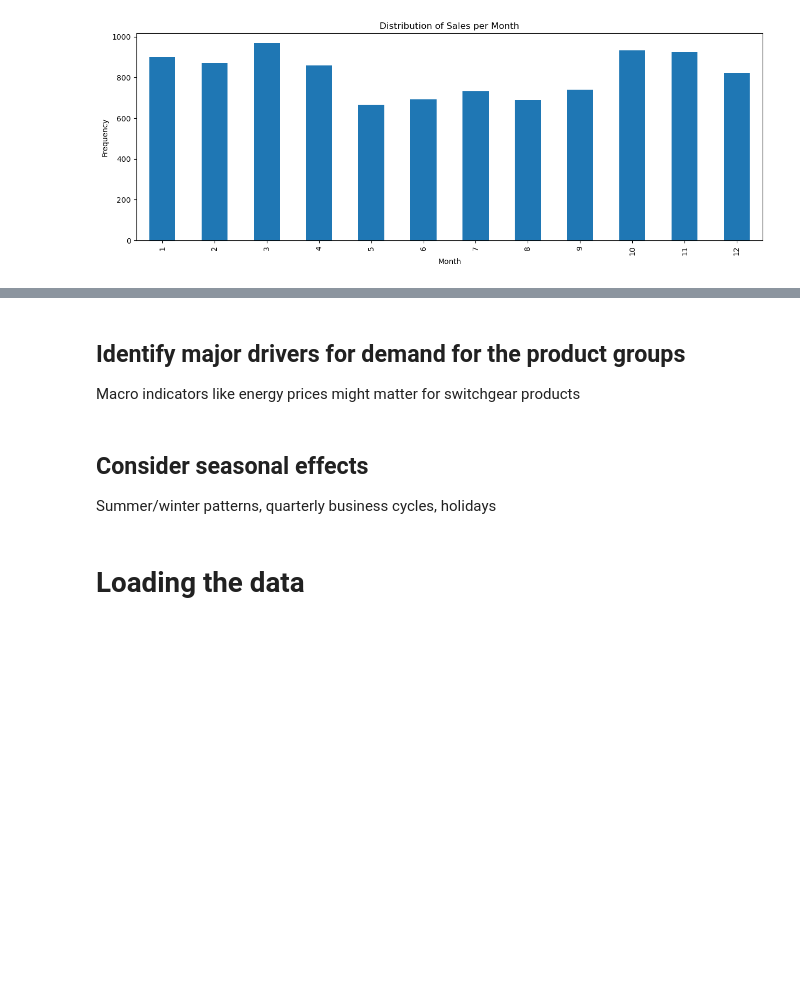
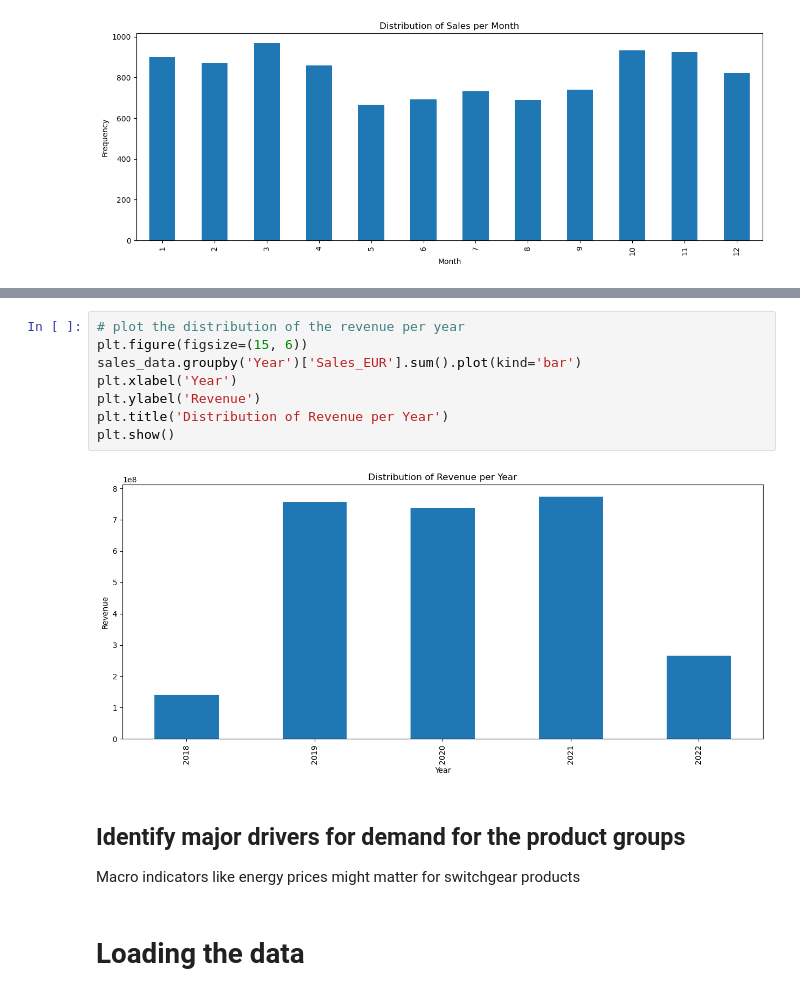
Before and after one commit to RubenCMarques/Case-2--Siemens-Sales-Forecast, a Jupyter notebook: Notebooks/Diogo_workspace.ipynb, the cells around one changed output, grey strips where cells are left out. Cells and saved outputs as stored; diff of their text form; blank space fills up the shorter version.

Commit message:
Business understanding

```diff
--- a/Notebooks/Diogo_workspace.ipynb
+++ b/Notebooks/Diogo_workspace.ipynb
@@ -247,11 +372,17 @@ plt.show()
+# %%
+# plot the distribution of the revenue per year
+plt.figure(figsize=(15, 6))
+sales_data.groupby('Year')['Sales_EUR'].sum().plot(kind='bar')
+plt.xlabel('Year')
+plt.ylabel('Revenue')
+plt.title('Distribution of Revenue per Year')
+plt.show()
+# %% [output]
+[figure, added]
 # %% [markdown]
 ## Identify major drivers for demand for the product groups
 
 Macro indicators like energy prices might matter for switchgear products
-# %% [markdown]
-## Consider seasonal effects
-
-Summer/winter patterns, quarterly business cycles, holidays
 # %% [markdown]
 # Loading the data
 # %%
```
Also changed, not shown: parts of 18 cells of this notebook.
